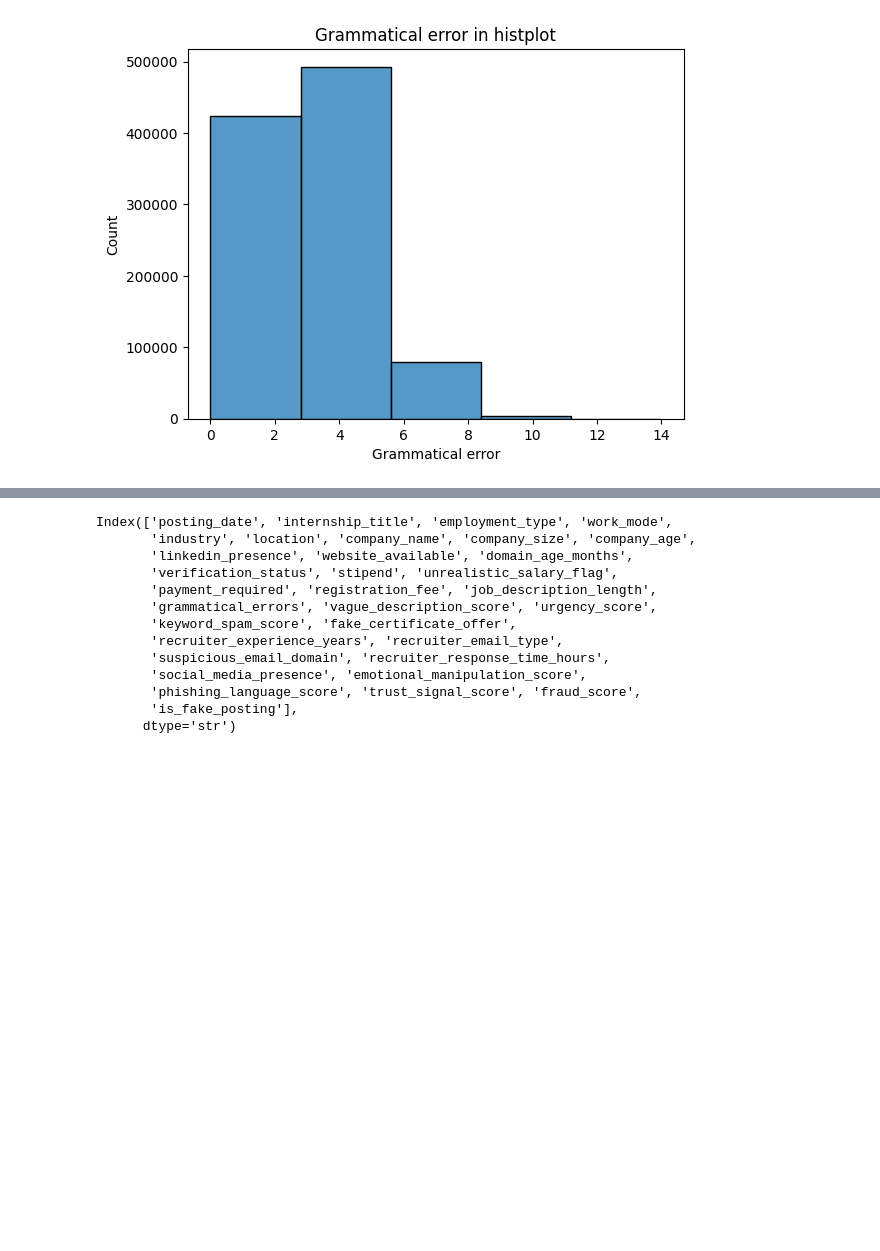
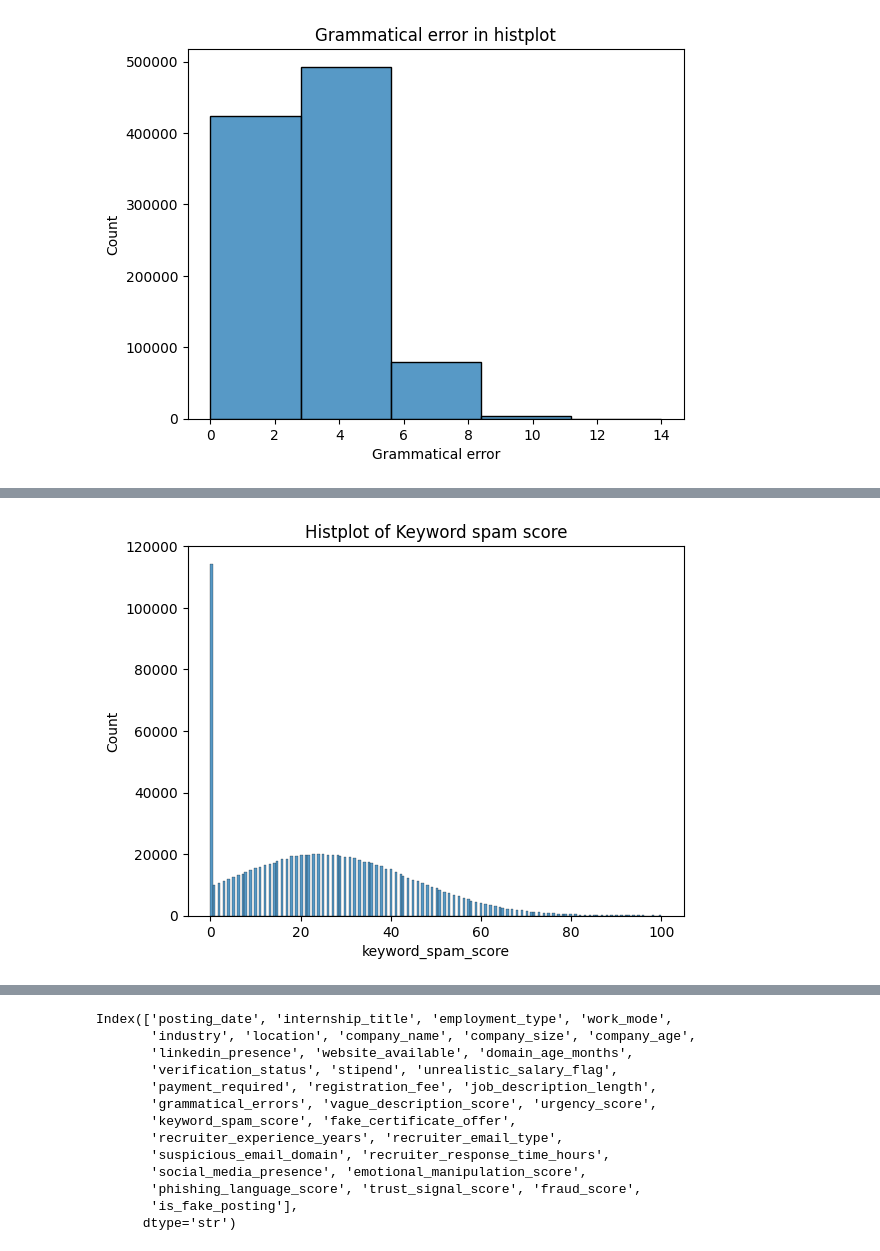
Before and after one commit to therai0/data_analysis_intership_scam, a Jupyter notebook: notebook/eda_fake_internship.ipynb, the cells around one changed output, grey strips where cells are left out. Drawn from its saved outputs; the diff is of its cells as text; code cells hidden in the pictures; blank space fills up the shorter version.

```diff
--- a/notebook/eda_fake_internship.ipynb
+++ b/notebook/eda_fake_internship.ipynb
@@ -469,0 +556,6 @@ plt.show()
+# %%
+plt.title("Histplot of Keyword spam score")
+sns.histplot(x="keyword_spam_score",data=df)
+plt.show()
+# %% [output]
+[figure, added]
```
Also changed, not shown: parts of 54 cells of this notebook, 9 other files.
